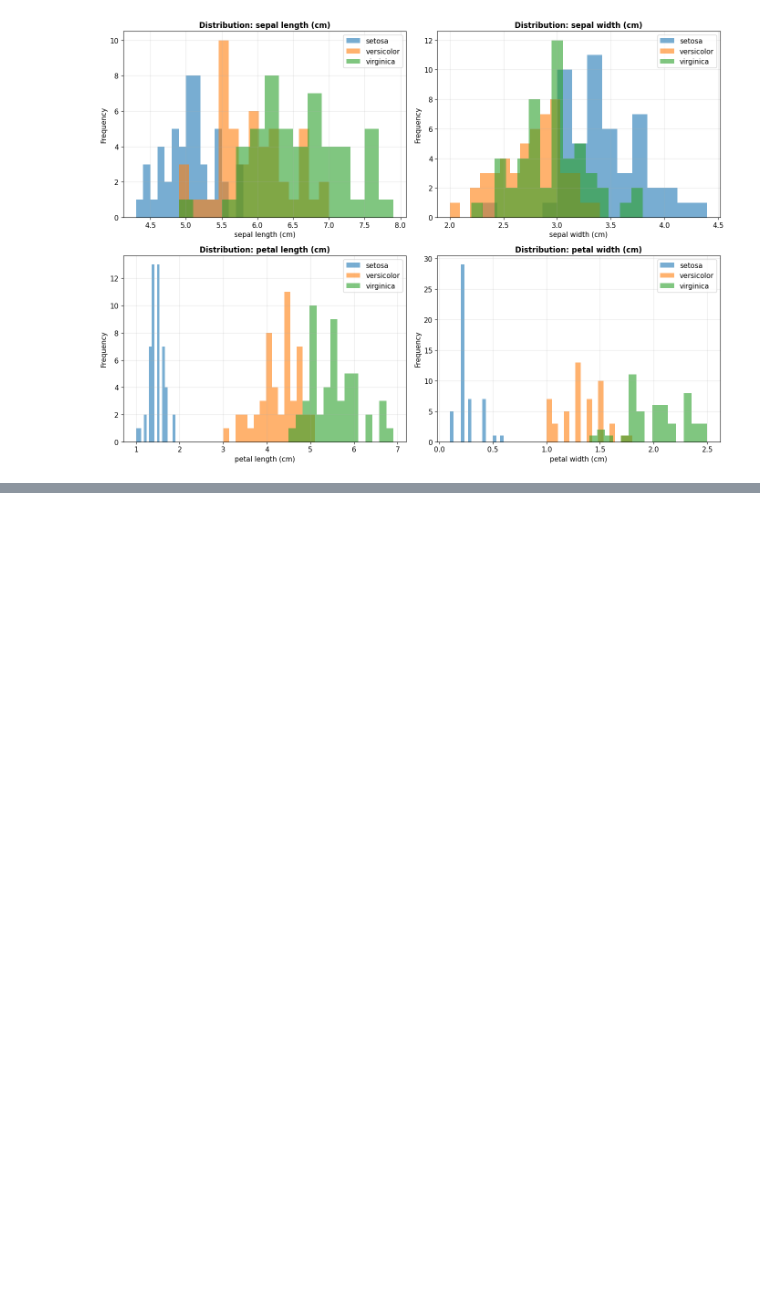
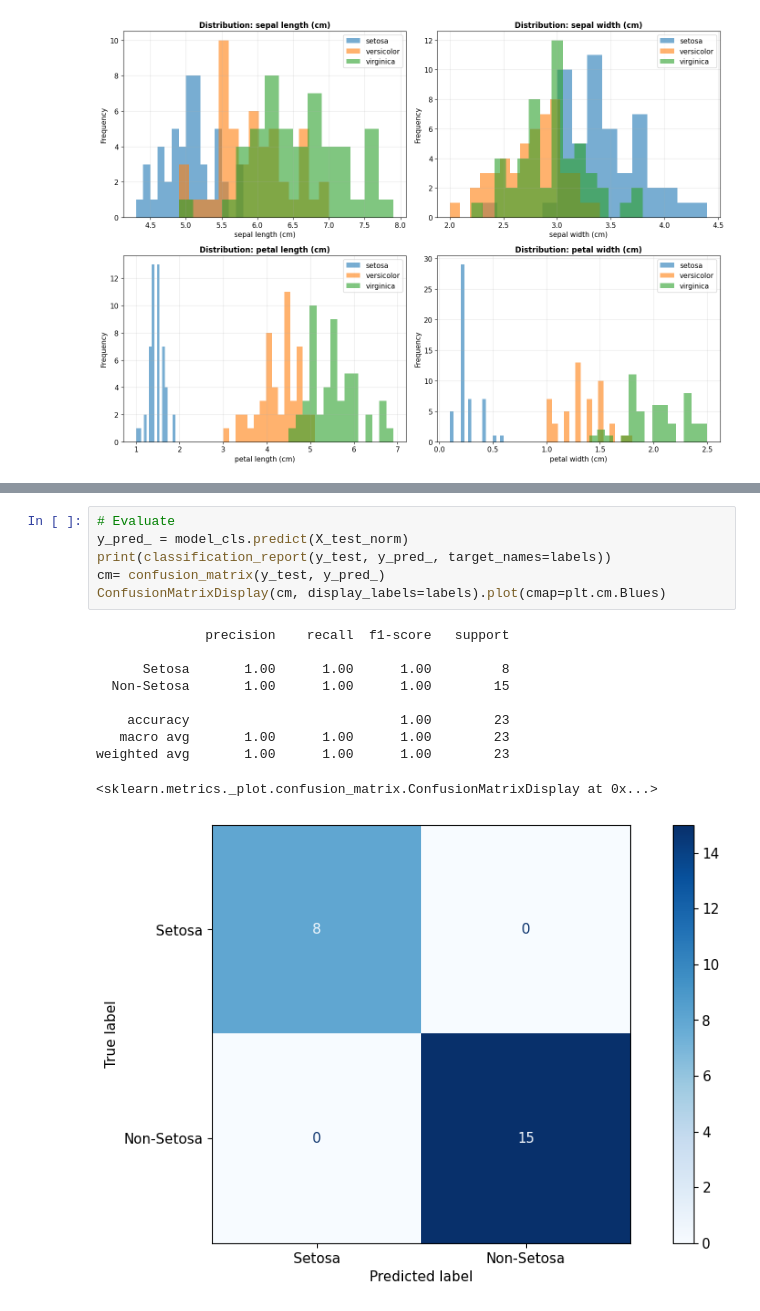
Before and after one commit to 1moi6/pyfuzzy-toolbox, a Jupyter notebook: exemplo.ipynb, the cells around one changed output, grey strips where cells are left out. Saved outputs shown, nothing was run; the diff lists cells and outputs as text; blank space fills up the shorter version.

```diff
--- a/exemplo.ipynb
+++ b/exemplo.ipynb
@@ -276 +209,18 @@ Treinamento concluído!
+# %%
+# Evaluate
+y_pred_ = model_cls.predict(X_test_norm)
+print(classification_report(y_test, y_pred_, target_names=labels))
+cm= confusion_matrix(y_test, y_pred_)
+ConfusionMatrixDisplay(cm, display_labels=labels).plot(cmap=plt.cm.Blues)
+# %% [output]
+              precision    recall  f1-score   support
+
+      Setosa       1.00      1.00      1.00         8
+  Non-Setosa       1.00      1.00      1.00        15
+
+    accuracy                           1.00        23
+   macro avg       1.00      1.00      1.00        23
+weighted avg       1.00      1.00      1.00        23
+<sklearn.metrics._plot.confusion_matrix.ConfusionMatrixDisplay at 0x...>
+[figure, added]
 # %%
```
Also changed, not shown: parts of 17 cells of this notebook, 2 other files.
